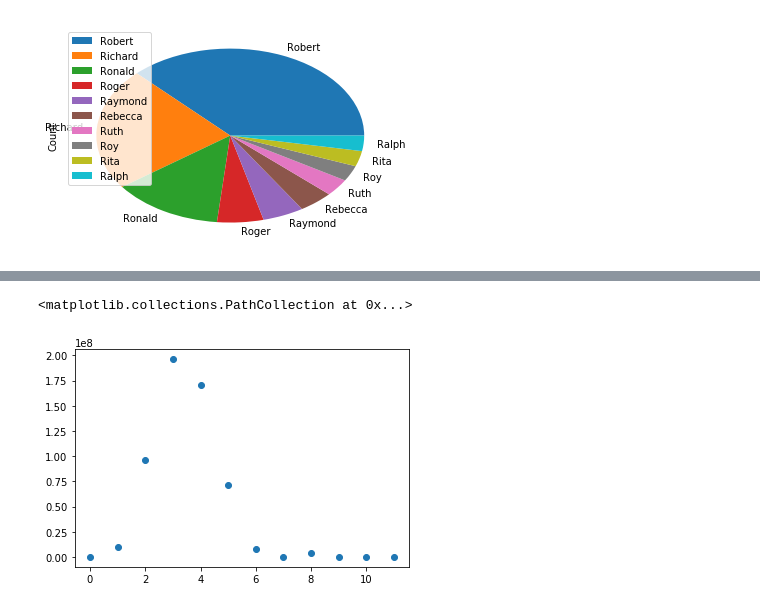
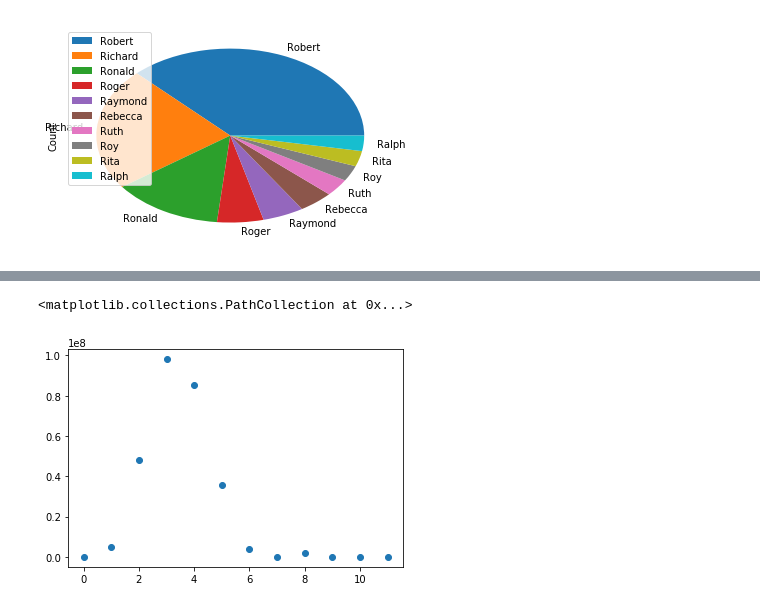
Before and after one commit to darksider92/netology, a Jupyter notebook: home_work4.2.ipynb, the cells around one changed output, grey strips where cells are left out. Saved outputs shown, nothing was run; the diff lists cells and outputs as text; code cells hidden in the pictures.

```diff
--- a/home_work4.2.ipynb
+++ b/home_work4.2.ipynb
@@ -84,13 +63,9 @@ data_frames.sample(10)
 # %%
-import re
-sort_glas = '[aeiouy]'
-
 def count_vowels(name):
-    v = re.findall(sort_glas, name, re.IGNORECASE)
-    return len(v)
+    value = re.findall(r'[aeiouy]' , name, re.IGNORECASE)
+    return len(value)
 
 def count_consonants(name):
     return len(name) - count_vowels(name)
 # %%
-data_frames['Cons'] = list(map(count_consonants, main_df.Name))
-data_frames.sample(5)
+dynamics_group['Cons'] = list(map(count_consonants, dynamics_group.Name))
@@ -104,2 +72,2 @@ data_frames.sample(5)
 # %%
-data_frames['Len'] = list(map(len, data_frames.Name))
+dynamics_group['Len'] = list(map(len, dynamics_group.Name))
@@ -115,2 +74,2 @@ data_frames.sample(5).sample(5)
 # %%
-len_data_frame = data_frames.groupby('Cons').agg('sum').Total.to_frame()
+len_df = dynamics_group.groupby('Cons').agg('sum').Count.to_frame()
@@ -135,5 +76,5 @@ Cons
 # %%
-plt.scatter(list(len_data_frame.index.values), list(len_data_frame .Total) )
+plt.scatter(list(len_df.index.values), list(len_df.Count) )
 # %% [output]
 <matplotlib.collections.PathCollection at 0x...>
-[figure, old version]
+[figure, new version]
```
Also changed, not shown: parts of 11 cells of this notebook.
